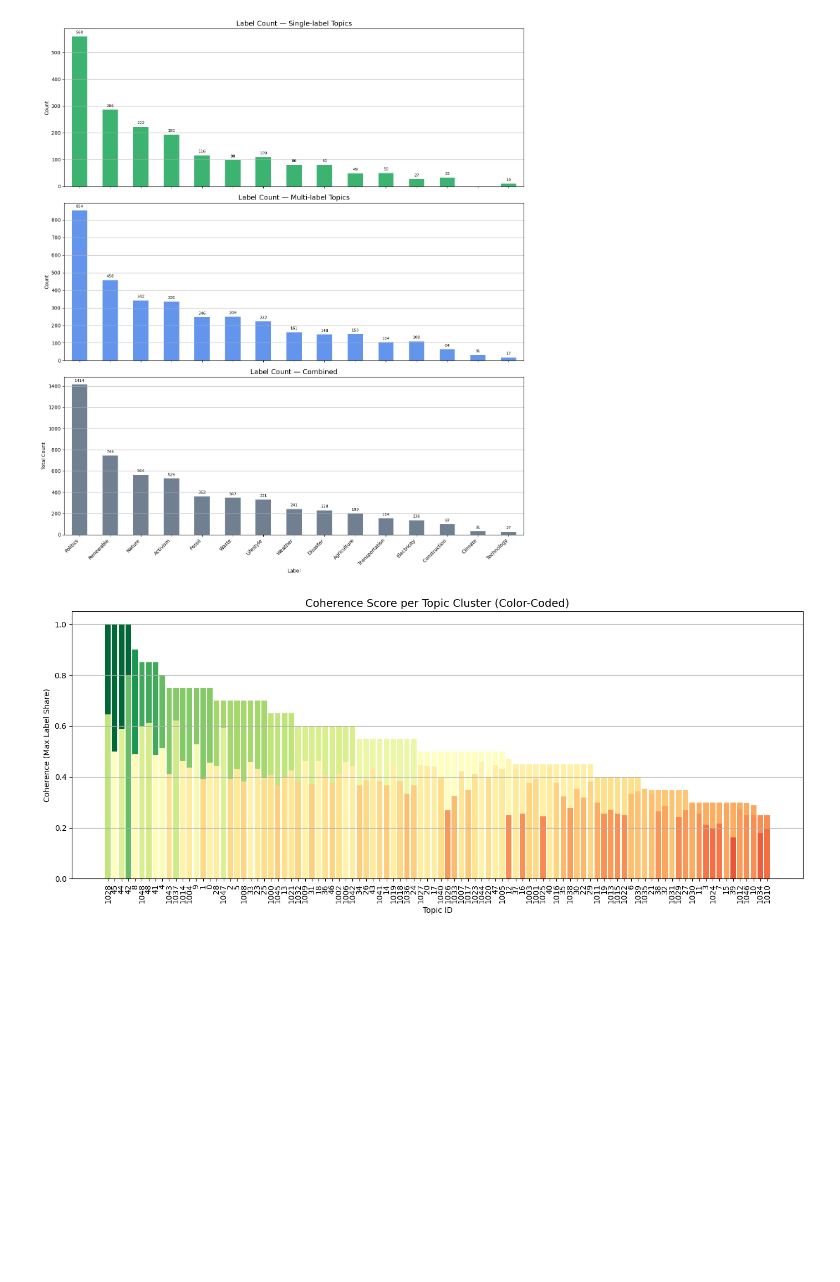
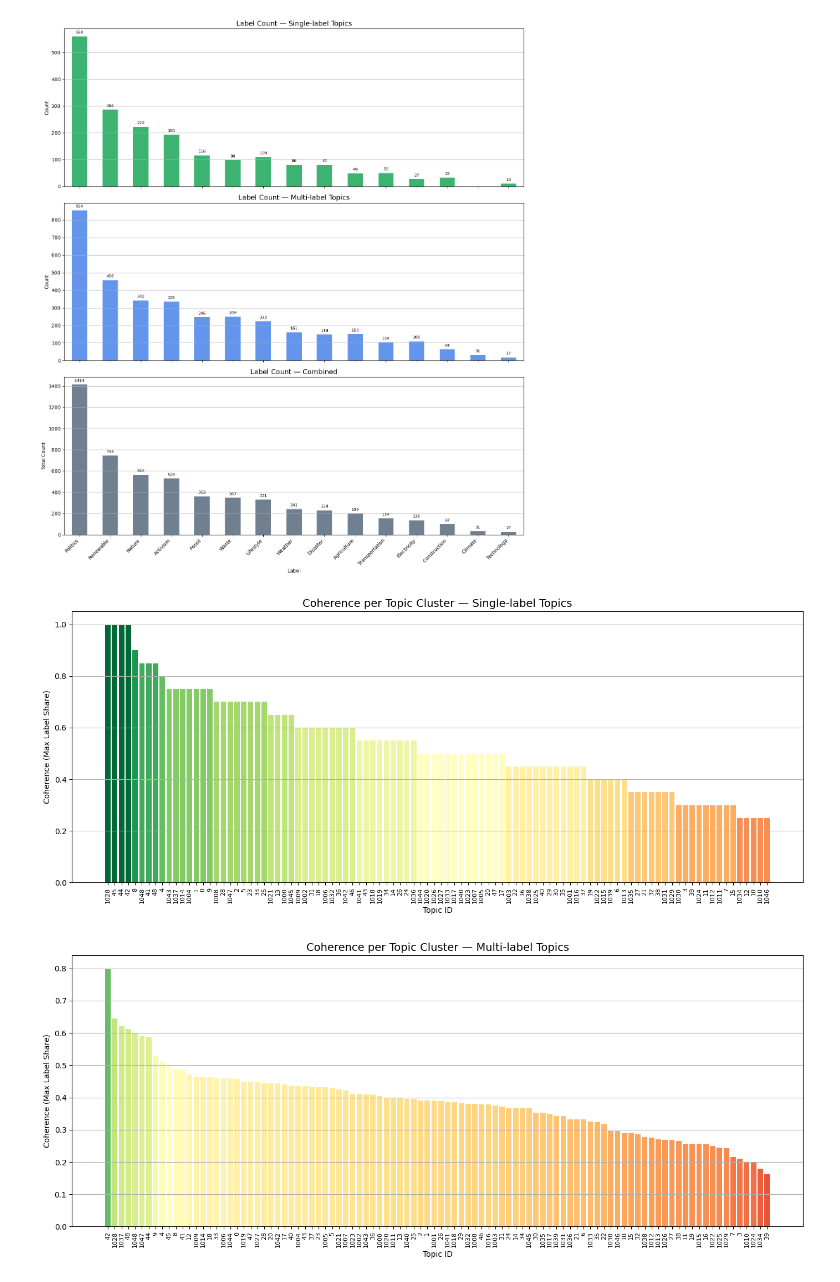
Before and after one commit to TobiasMichelsen/Climate-Discourse-on-Bluesky---Bachelor-Project, a Jupyter notebook: EDA/GPT_EDA/Label_Distributions.ipynb, the cells around one changed output. Drawn from its saved outputs; the diff is of its cells as text; code cells hidden in the pictures; blank space fills up the shorter version.

Commit message:
more label distribution EDA

```diff
--- a/EDA/GPT_EDA/Label_Distributions.ipynb
+++ b/EDA/GPT_EDA/Label_Distributions.ipynb
@@ -39,7 +39,15 @@ for mode in MODES:
                 labels = [LABEL_MAP.get(l.strip(), l.strip()) for l in label_field.split(",")]
                 all_labels.extend(labels)
 
-            label_counts = Counter(all_labels)
+            # Define allowed labels (you can customize this list)
+            ALLOWED_LABELS = [
+    "Politics", "Renewable", "Nature", "Activism", "Fossil", "Waste", "Lifestyle",
+    "Weather", "Disaster", "Agriculture", "Transportation", "Electricity",
+    "Construction", "Climate", "Technology"
+]
+
+            label_counts = Counter(l for l in all_labels if l in ALLOWED_LABELS)
+
             total_label_count = sum(label_counts.values())
             assigned_label = label_counts.most_common(1)[0][0] if label_counts else "Unlabeled"
             diversity = len(label_counts)
@@ -175,6 +183,8 @@ df.head(50)
 | 48 | 146 | multi_label | topic_0048.json | 48 | Politics | 7 | 0.613 | 20 | ... |
 | 49 | 147 | multi_label | topic_1000.json | 1000 | Renewable | 8 | 0.405 | 20 | ... |
 50 rows × 24 columns
+# %%
+df_final = df_filtered
 # %% [markdown]
 ## Global Frequencies of Labels: Single, Multi, Combined
 # %%
@@ -235,25 +245,46 @@ plt.show()
 # %%
 import matplotlib.pyplot as plt
 import matplotlib.cm as cm
 import matplotlib.colors as mcolors
 
-# Filter (optional)
-df_sorted_coh = df_final.sort_values(by="coherence", ascending=False)
+# Helper function for plotting with colorbar
+def plot_coherence_by_mode(df, title, use_mode_prefix=False, figsize=(14, 6)):
+    df_sorted = df.sort_values(by="coherence", ascending=False).copy()
 
-# Normalize coherence values for color mapping
-norm = mcolors.Normalize(vmin=0, vmax=1)
-cmap = cm.get_cmap('RdYlGn')  # Red → Yellow → Green
-colors = [cmap(norm(val)) for val in df_sorted_coh["coherence"]]
+    # Build topic ID (unique if needed)
+    if use_mode_prefix:
+        df_sorted["topic_id"] = df_sorted["mode"] + "_" + df_sorted["topic"].astype(str)
+        x_labels = df_sorted["topic_id"]
+    else:
+        x_labels = df_sorted["topic"].astype(str)
 
-# Plot
-plt.figure(figsize=(14, 6))
-plt.bar(df_sorted_coh["topic"].astype(str), df_sorted_coh["coherence"], color=colors)
-plt.title("Coherence Score per Topic Cluster (Color-Coded)", fontsize=14)
-plt.xlabel("Topic ID")
-plt.ylabel("Coherence (Max Label Share)")
-plt.xticks(rotation=90)
-plt.grid(axis="y")
-plt.tight_layout()
-plt.show()
+    # Normalize color scale and get color list
+    norm = mcolors.Normalize(vmin=0, vmax=1)
+    cmap = cm.get_cmap('RdYlGn')
+    colors = [cmap(norm(val)) for val in df_sorted["coherence"]]
+
+    # Plot
+    fig, ax = plt.subplots(figsize=figsize)
+    ax.bar(x_labels, df_sorted["coherence"], color=colors)
+    ax.set_title(title, fontsize=14)
+    ax.set_xlabel("Topic ID")
+    ax.set_ylabel("Coherence (Max Label Share)")
+    ax.set_xticks(range(len(x_labels)))
+    ax.set_xticklabels(x_labels, rotation=90, fontsize=8)
+    ax.grid(axis="y")
+
+
+
+    plt.tight_layout()
+    plt.show()
+
+# 1. Single-label topics
+plot_coherence_by_mode(df_final[df_final["mode"] == "single_label"],
+                       "Coherence per Topic Cluster — Single-label Topics")
+
+# 2. Multi-label topics
+plot_coherence_by_mode(df_final[df_final["mode"] == "multi_label"],
+                       "Coherence per Topic Cluster — Multi-label Topics")
 # %% [output]
-[figure, old version]
+[figure, new version]
+[figure, added]
```
Also changed, not shown: parts of 10 cells of this notebook, 2 other files.
